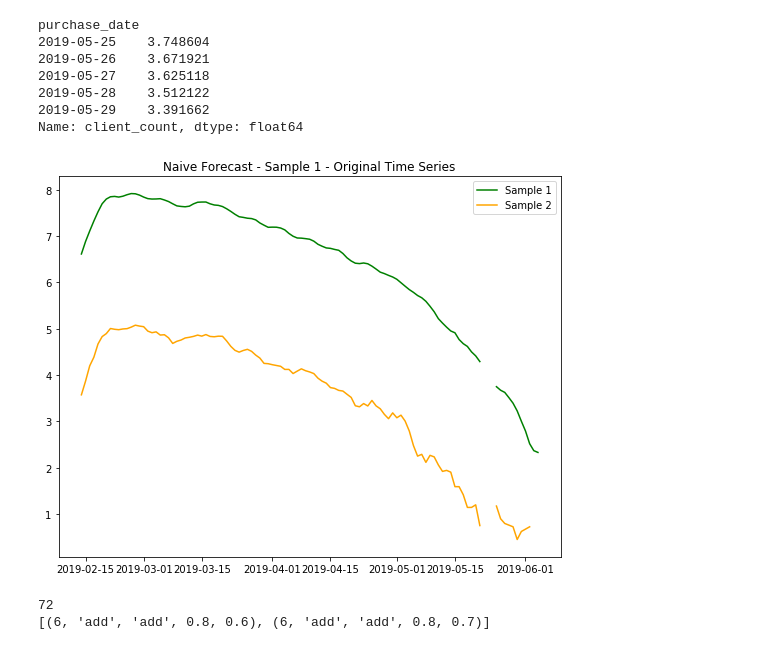
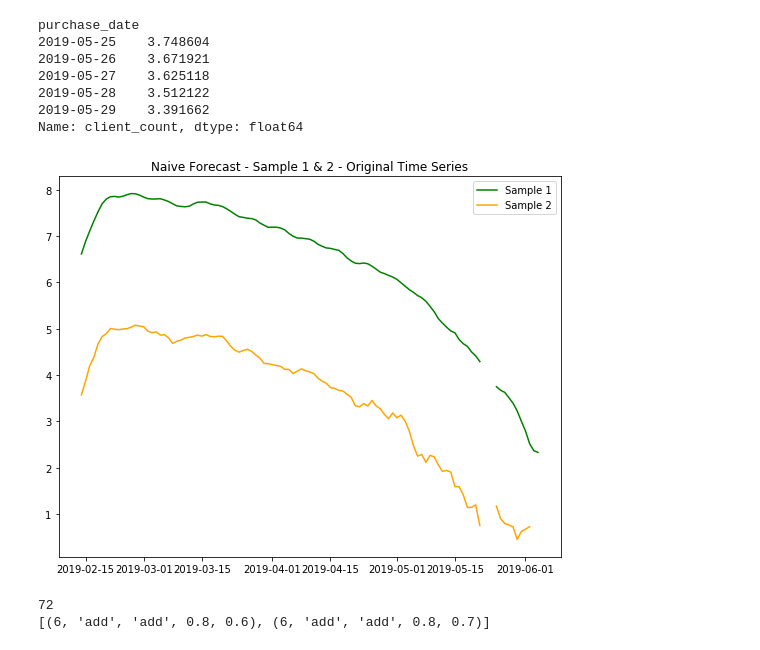
Before and after one commit to hanhanwu/Hanhan_Break_the_Limits, a Jupyter notebook: Bank_Fantasy/Golden_Bridge/adjustable_forecasting.ipynb, the cells around one changed output. Drawn from its saved outputs; the diff is of its cells as text; code cells hidden in the pictures.

```diff
--- a/Bank_Fantasy/Golden_Bridge/adjustable_forecasting.ipynb
+++ b/Bank_Fantasy/Golden_Bridge/adjustable_forecasting.ipynb
@@ -71,14 +71,14 @@ Name: client_count, dtype: float64
 # %%
 plt.figure(figsize=(9,7))
 plt.plot(ts_moving_avg_train1.index, ts_moving_avg_train1, label='Sample 1', color='green')
 plt.plot(ts_moving_avg_test1.index, ts_moving_avg_test1, color='green')
 plt.plot(ts_moving_avg_train2.index, ts_moving_avg_train2, label='Sample 2', color='orange')
 plt.plot(ts_moving_avg_test2.index, ts_moving_avg_test2, color='orange')
 plt.legend(loc='best')
-plt.title("Naive Forecast - Sample 1 - Original Time Series")
+plt.title("Naive Forecast - Sample 1 & 2 - Original Time Series")
 plt.show()
 # %% [output]
-[figure, old version]
+[figure, new version]
 # %%
 def geterate_train_test_sequences(all_ts, forecast_ts, train_period, test_period):
     """
```
